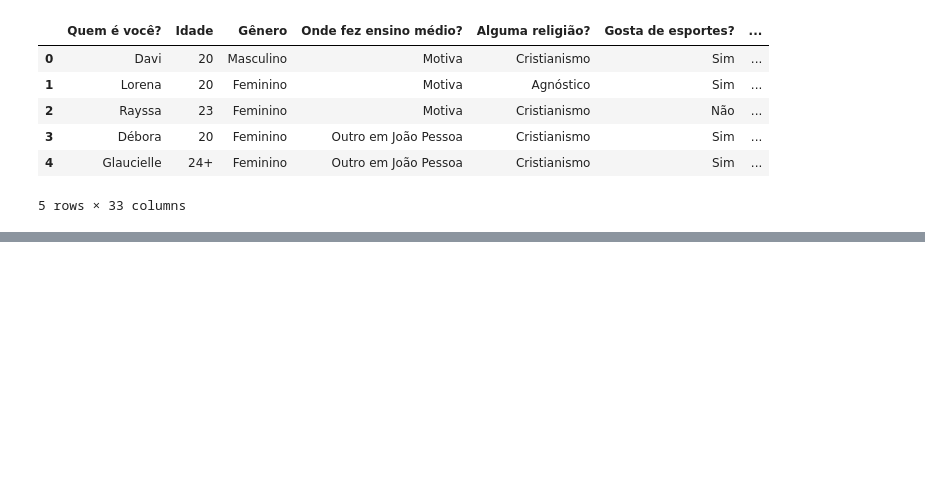
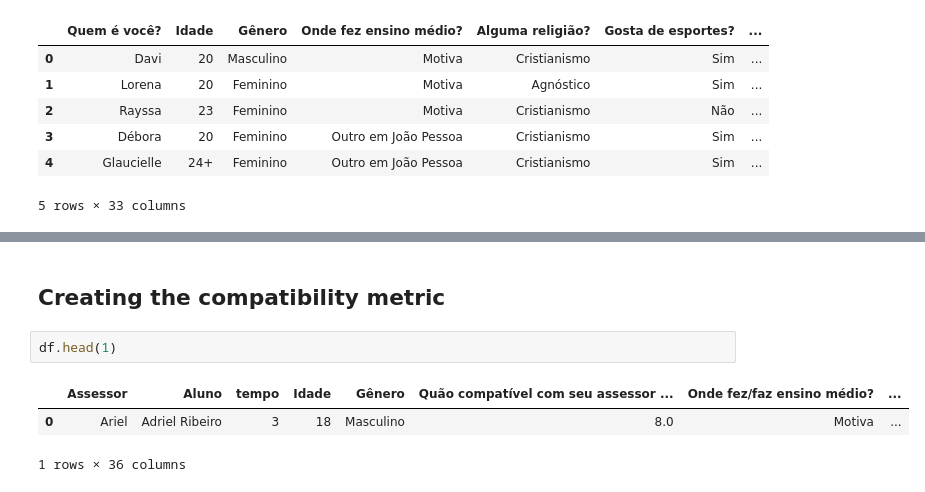
Before and after one commit to ItamarRocha/Operations-Research, a Jupyter notebook: algos/medway/Data preprocessing.ipynb, the cells around one changed output, grey strips where cells are left out. Drawn from its saved outputs; the diff is of its cells as text; blank space fills up the shorter version.

```diff
--- a/algos/medway/Data preprocessing.ipynb
+++ b/algos/medway/Data preprocessing.ipynb
@@ -181,3 +186,11 @@ pd.DataFrame(0, columns = df.Assessor.unique(), index = df.Aluno)
 | Sophia Adelino Xavier Pontes de F... | 0 | 0 | 0 | 0 | 0 | 0 | 0 | 0 | 0 | 0 | ... |
 | Vitória Beatriz | 0 | 0 | 0 | 0 | 0 | 0 | 0 | 0 | 0 | 0 | ... |
 219 rows × 15 columns
+# %% [markdown]
+## Creating the compatibility metric
+# %%
+df.head(1)
+# %% [output]
+|  | Assessor | Aluno | tempo | Idade | Gênero | Quão compatível com seu assessor ... | Onde fez/faz ensino médio? | ... |
+| 0 | Ariel | Adriel Ribeiro | 3 | 18 | Masculino | 8.0 | Motiva | ... |
+1 rows × 36 columns
```
Also changed, not shown: parts of 19 cells of this notebook.
